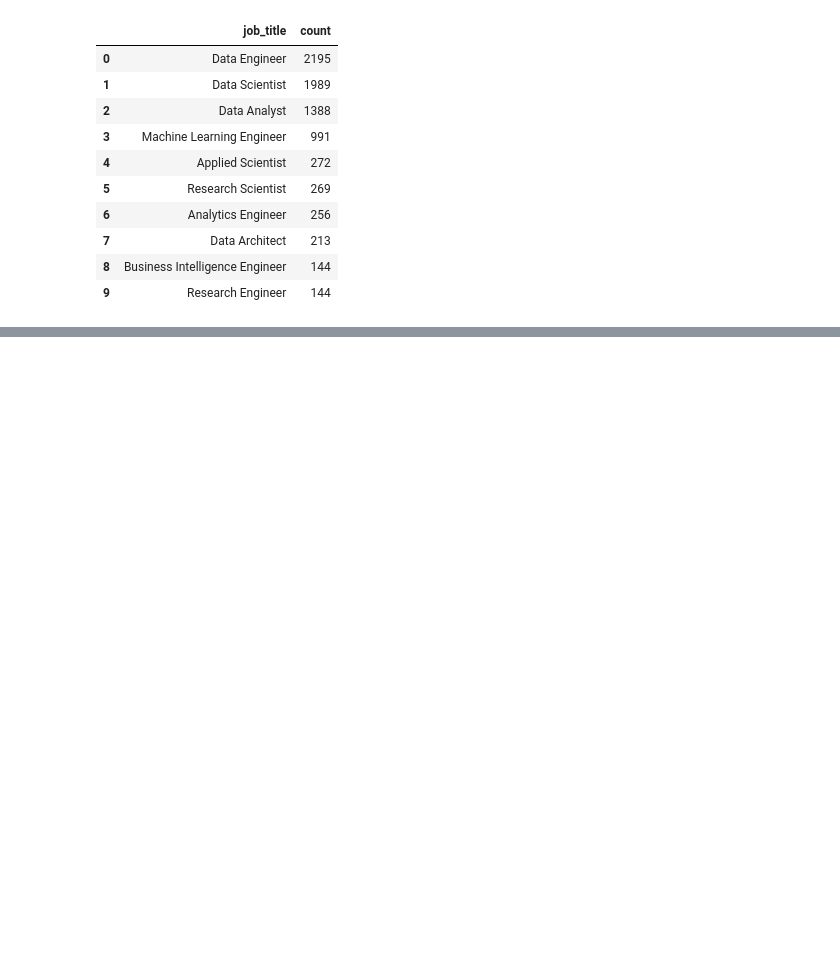
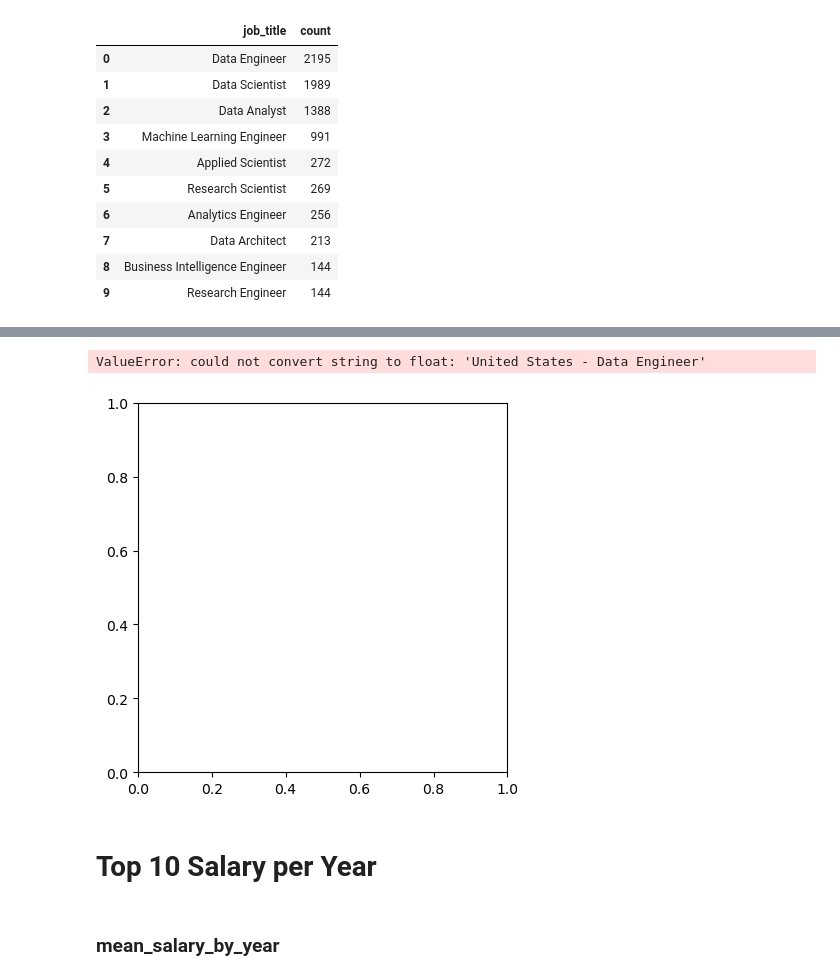
Before and after one commit to chonyeagoro/Project_-1, a Jupyter notebook: Jobs_salaries.ipynb, the cells around one changed output, grey strips where cells are left out. Drawn from its saved outputs; the diff is of its cells as text; code cells hidden in the pictures; blank space fills up the shorter version.

```diff
--- a/Jobs_salaries.ipynb
+++ b/Jobs_salaries.ipynb
@@ -356,0 +166,17 @@ plt.show()
+# %%
+#plot a line graph
+top_10_jobs = data_df.sort_values(by='count', ascending=False).head(10)
+
+plt.pie(top_10_jobs['company_location'] + ' - ' + top_10_jobs['job_title'], top_10_jobs['count'])
+plt.xlabel('Job Title')
+plt.ylabel('Count')
+plt.title('Top 10 Job Titles by Count')
+plt.xticks(rotation=45, ha='right')
+plt.figure(figsize=(20, 15))
+plt.tight_layout()
+plt.show()
+# %% [output]
+ValueError: could not convert string to float: 'United States - Data Engineer'
+[figure, added]
+# %% [markdown]
+# Top 10 Salary per Year
@@ -356,0 +185,2 @@ plt.show()
+# %% [markdown]
+### mean_salary_by_year
```
Also changed, not shown: parts of 55 cells of this notebook.
